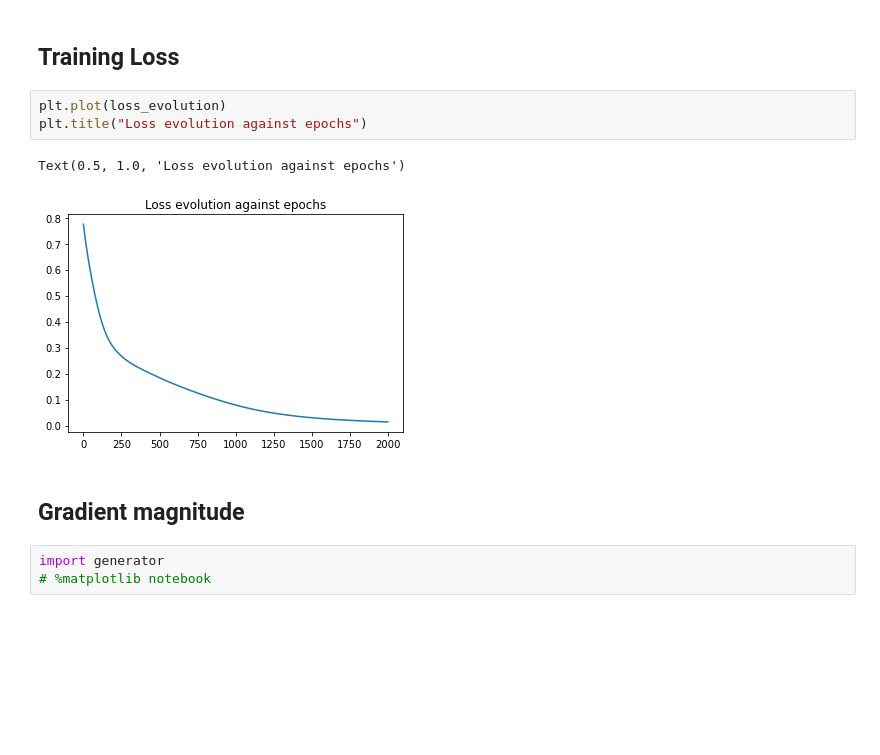
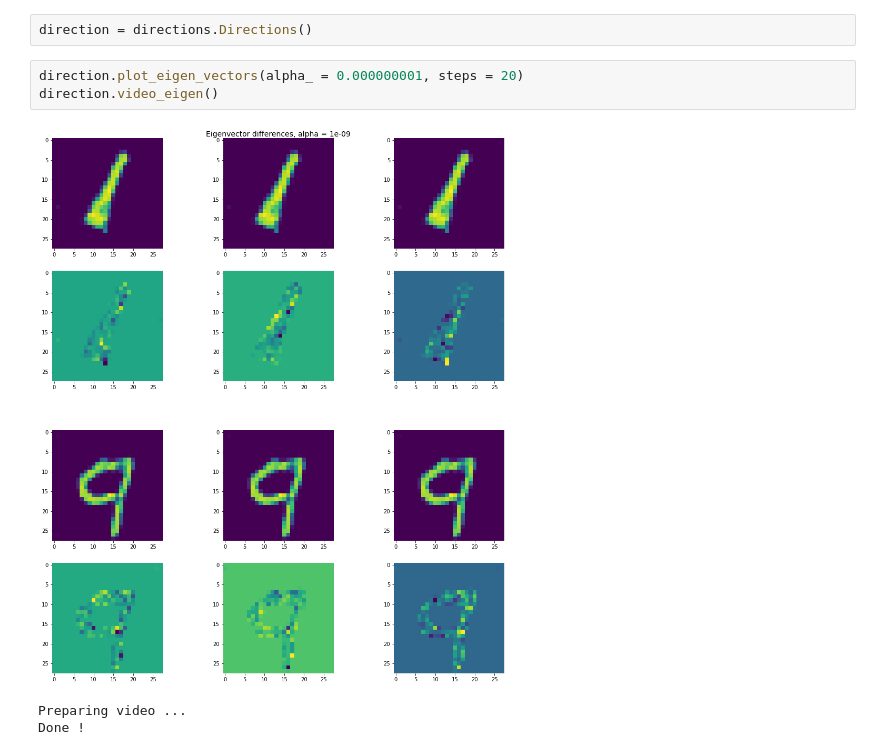
Before and after one commit to AmineCh1/NavGan, a Jupyter notebook: images/notebook.ipynb, the cells around one changed output. Saved outputs shown, nothing was run; the diff lists cells and outputs as text; blank space fills up the shorter version.

```diff
--- a/images/notebook.ipynb
+++ b/images/notebook.ipynb
@@ -78,13 +11,9 @@ for i in range(epochs[5]):
-# %% [markdown]
-## Training Loss
-# %%
-plt.plot(loss_evolution)
-plt.title("Loss evolution against epochs")
-# %% [output]
-Text(0.5, 1.0, 'Loss evolution against epochs')
-[figure, removed]
-# %% [markdown]
-## Gradient magnitude
-# %%
-import generator
-# %matplotlib notebook
+# %%
+direction = directions.Directions()
+# %%
+direction.plot_eigen_vectors(alpha_ = 0.000000001, steps = 20)
+direction.video_eigen()
+# %% [output]
+[figure, added]
+Preparing video ...
+Done !
```
Also changed, not shown: parts of 14 cells of this notebook, 51 other files.
